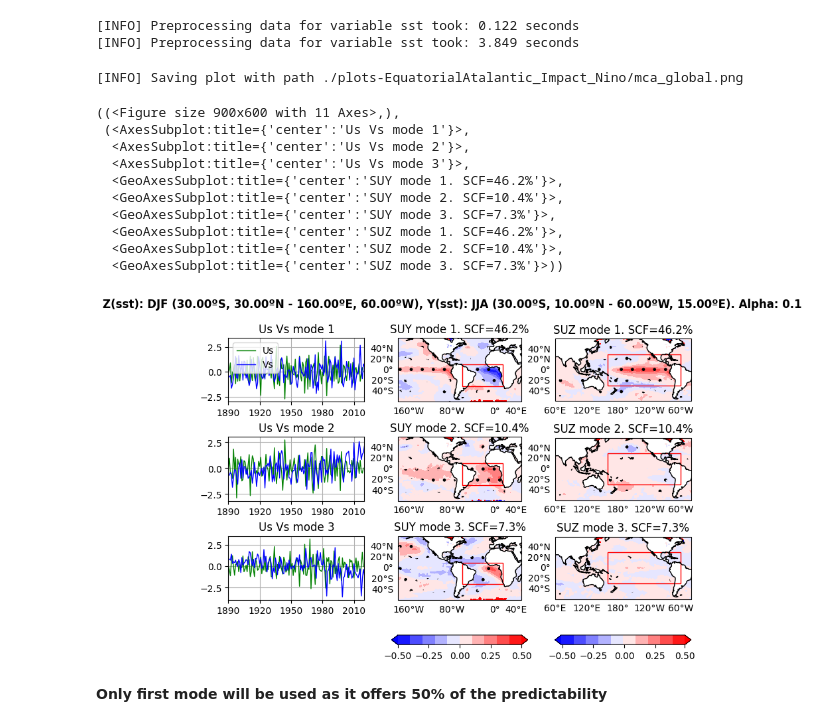
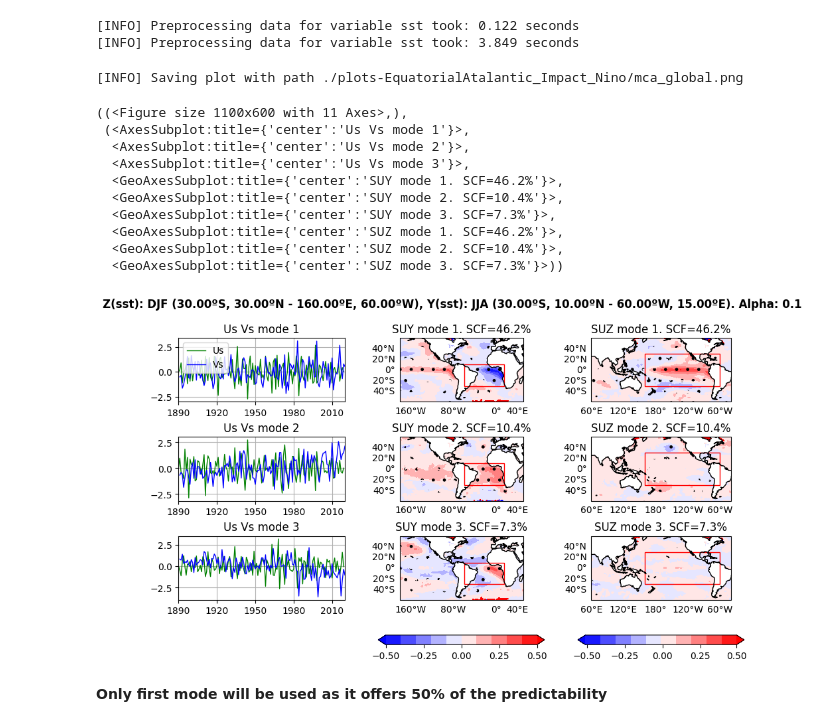
Before and after one commit to pabloduran016/Spy4CastManual, a Jupyter notebook: EquatorialAtlantic_Impact_Nino.ipynb, the cells around one changed output. Drawn from its saved outputs; the diff is of its cells as text; code cells hidden in the pictures.

```diff
--- a/EquatorialAtlantic_Impact_Nino.ipynb
+++ b/EquatorialAtlantic_Impact_Nino.ipynb
@@ -103,28 +103,28 @@ map_z = Preprocess(Dataset("HadISST_sst.nc", "./datasets").open("sst").slice(
 [INFO] Preprocessing data for variable sst took: 3.849 seconds
 # %%
 mca.plot(save_fig=True,
-         map_y=map_y, map_z=map_z, figsize=(9, 6),
          name="mca_global.png",
          folder="./plots-EquatorialAtalantic_Impact_Nino/",
+         map_y=map_y, map_z=map_z, figsize=(11, 6),
          variable="s",
          width_ratios=[1, 1, 1],
          y_levels=np.arange(-.5, .51, .1),
          y_ticks=np.arange(-.5, .51, .25),
          z_levels=np.arange(-.51, .51, .1),
          z_ticks=np.arange(-.5, .51, .25), )
 # %% [output]
 [INFO] Saving plot with path ./plots-EquatorialAtalantic_Impact_Nino/mca_global.png
-((<Figure size 900x600 with 11 Axes>,),
+((<Figure size 1100x600 with 11 Axes>,),
  (<AxesSubplot:title={'center':'Us Vs mode 1'}>,
   <AxesSubplot:title={'center':'Us Vs mode 2'}>,
   <AxesSubplot:title={'center':'Us Vs mode 3'}>,
   <GeoAxesSubplot:title={'center':'SUY mode 1. SCF=46.2%'}>,
   <GeoAxesSubplot:title={'center':'SUY mode 2. SCF=10.4%'}>,
   <GeoAxesSubplot:title={'center':'SUY mode 3. SCF=7.3%'}>,
   <GeoAxesSubplot:title={'center':'SUZ mode 1. SCF=46.2%'}>,
   <GeoAxesSubplot:title={'center':'SUZ mode 2. SCF=10.4%'}>,
   <GeoAxesSubplot:title={'center':'SUZ mode 3. SCF=7.3%'}>))
-[figure, old version]
+[figure, new version]
 # %% [markdown]
 **Only first mode will be used as it offers 50% of the predictability**
 # %% [markdown]
```
Also changed, not shown: 10 other files.
